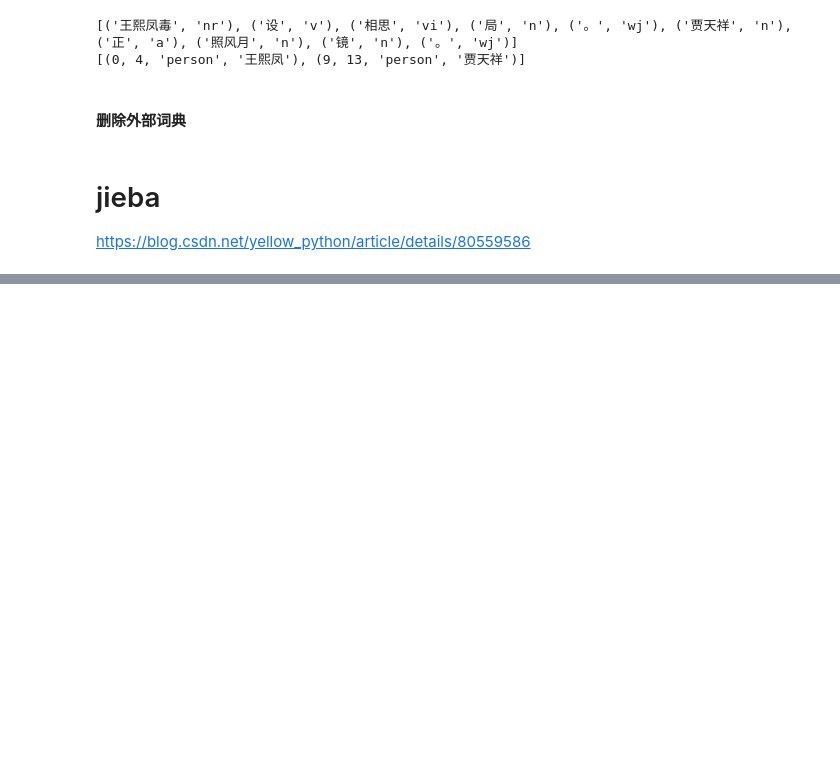
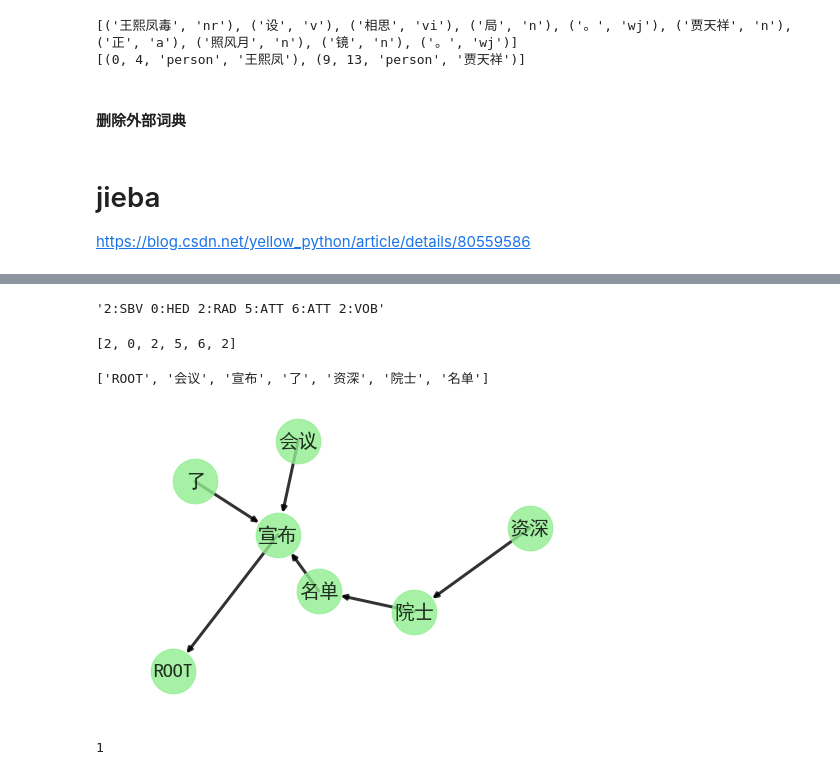
Before and after one commit to AryeYellow/PyProjects, a Jupyter notebook: NLP/jieba简化/LTP_FOOL.ipynb, the cells around one changed output, grey strips where cells are left out. Cells and saved outputs as stored; diff of their text form; code cells hidden in the pictures; blank space fills up the shorter version.

```diff
--- a/NLP/jieba简化/LTP_FOOL.ipynb
+++ b/NLP/jieba简化/LTP_FOOL.ipynb
@@ -143,0 +179,35 @@ https://blog.csdn.net/yellow_python/article/details/80559586
+# %%
+' '.join('%d:%s' % (arc.head, arc.relation) for arc in arcs)
+# %% [output]
+'2:SBV 0:HED 2:RAD 5:ATT 6:ATT 2:VOB'
+# %%
+import networkx as nx, matplotlib.pyplot as mp
+%matplotlib inline
+G = nx.DiGraph()  # 无多重边有向图
+# %%
+ah = [a.head for a in arcs]
+ah
+# %% [output]
+[2, 0, 2, 5, 6, 2]
+# %%
+tree = ['ROOT'] + words
+tree
+# %% [output]
+['ROOT', '会议', '宣布', '了', '资深', '院士', '名单']
+# %%
+for w in tree:
+    G.add_node(w)
+for i in range(len(ah)):
+    j = ah[i]
+    G.add_edge(words[i], tree[j])
+# %%
+# 用黑体显示中文
+mp.rcParams['font.sans-serif']=['SimHei']
+# 可视化
+nx.draw(G, with_labels=True, node_color='lightgreen', font_size=20, node_size=2000, width=3, alpha=0.8)
+# %% [output]
+[figure, added]
+# %%
+nx.shortest_path_length(G, '名单', '宣布')  # 最短距离
+# %% [output]
+1
```
Also changed, not shown: parts of 4 cells of this notebook.
